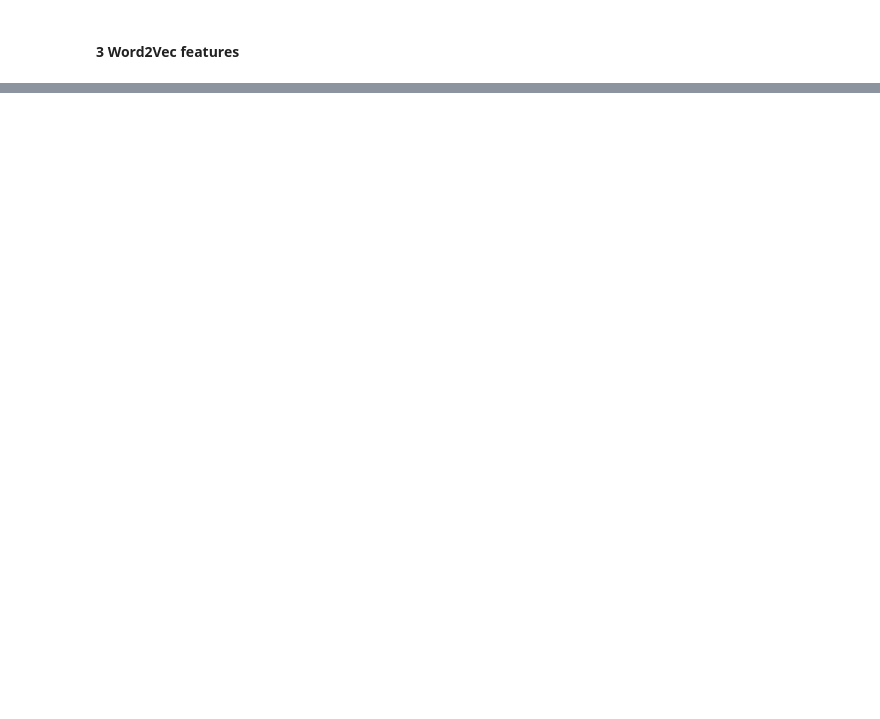
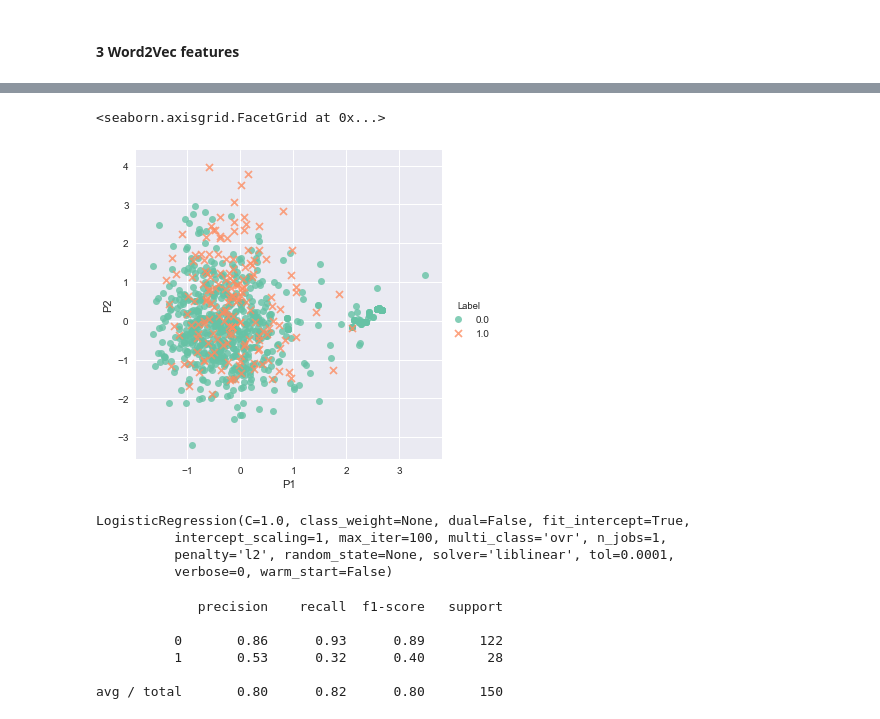
Before and after one commit to Mik3M4n/help_dicrah, a Jupyter notebook: machine_learning/word2vec_training_practice.ipynb, the cells around one changed output, grey strips where cells are left out. Drawn from its saved outputs; the diff is of its cells as text; code cells hidden in the pictures; blank space fills up the shorter version.

```diff
--- a/machine_learning/word2vec_training_practice.ipynb
+++ b/machine_learning/word2vec_training_practice.ipynb
@@ -127,0 +288,9 @@ mots proches de  macron
+# %%
+#X = pd.DataFrame(M)
+tw_data['Label_id']=tw_data['Label'].factorize()[0]
+label_id_df_fr = tw_data[['Label', 'Label_id']].drop_duplicates().sort_values('Label_id')
+label_to_id_fr = dict(label_id_df_fr.values)
+
+y = tw_data['Label_id'].as_matrix()
+
+label_to_id_fr
@@ -127,0 +299,2 @@ mots proches de  macron
+# %%
+X_train, X_test, y_train, y_test = train_test_split(features, y, random_state=42, test_size=0.15)
@@ -127,0 +305,11 @@ mots proches de  macron
+# %%
+from sklearn.decomposition import PCA, RandomizedPCA
+
+n_components = 2
+pca = PCA(n_components=n_components, whiten=True).fit(X_train)
+
+X_train_pca = pca.transform(X_train)
+X_test_pca = pca.transform(X_test)
+
+X_train_pca.shape
+y_train.shape
@@ -127,0 +329,4 @@ mots proches de  macron
+# %%
+tw_data_pca = pd.DataFrame(data=np.append(X_train_pca, y_train.reshape(y_train.shape[0],1), axis=1), columns=['P1','P2','Label'])
+
+tw_data_pca.head(5)
@@ -127,0 +340,27 @@ mots proches de  macron
+# %%
+
+sns.lmplot(x="P1", y="P2", data=tw_data_pca, fit_reg=False, hue='Label', legend=True, markers=["o", "x"], palette="Set2")
+# %% [output]
+<seaborn.axisgrid.FacetGrid at 0x...>
+[figure, added]
+# %%
+from sklearn import linear_model
+
+model = linear_model.LogisticRegression(C=1.)
+
+model.fit(X_train, y_train)
+# %% [output]
+LogisticRegression(C=1.0, class_weight=None, dual=False, fit_intercept=True,
+          intercept_scaling=1, max_iter=100, multi_class='ovr', n_jobs=1,
+          penalty='l2', random_state=None, solver='liblinear', tol=0.0001,
+          verbose=0, warm_start=False)
+# %%
+y_preds = model.predict(X_test)
+print(classification_report( y_test, y_preds ))
+# %% [output]
+             precision    recall  f1-score   support
+
+          0       0.86      0.93      0.89       122
+          1       0.53      0.32      0.40        28
+
+avg / total       0.80      0.82      0.80       150
```
Also changed, not shown: parts of 28 cells of this notebook.
